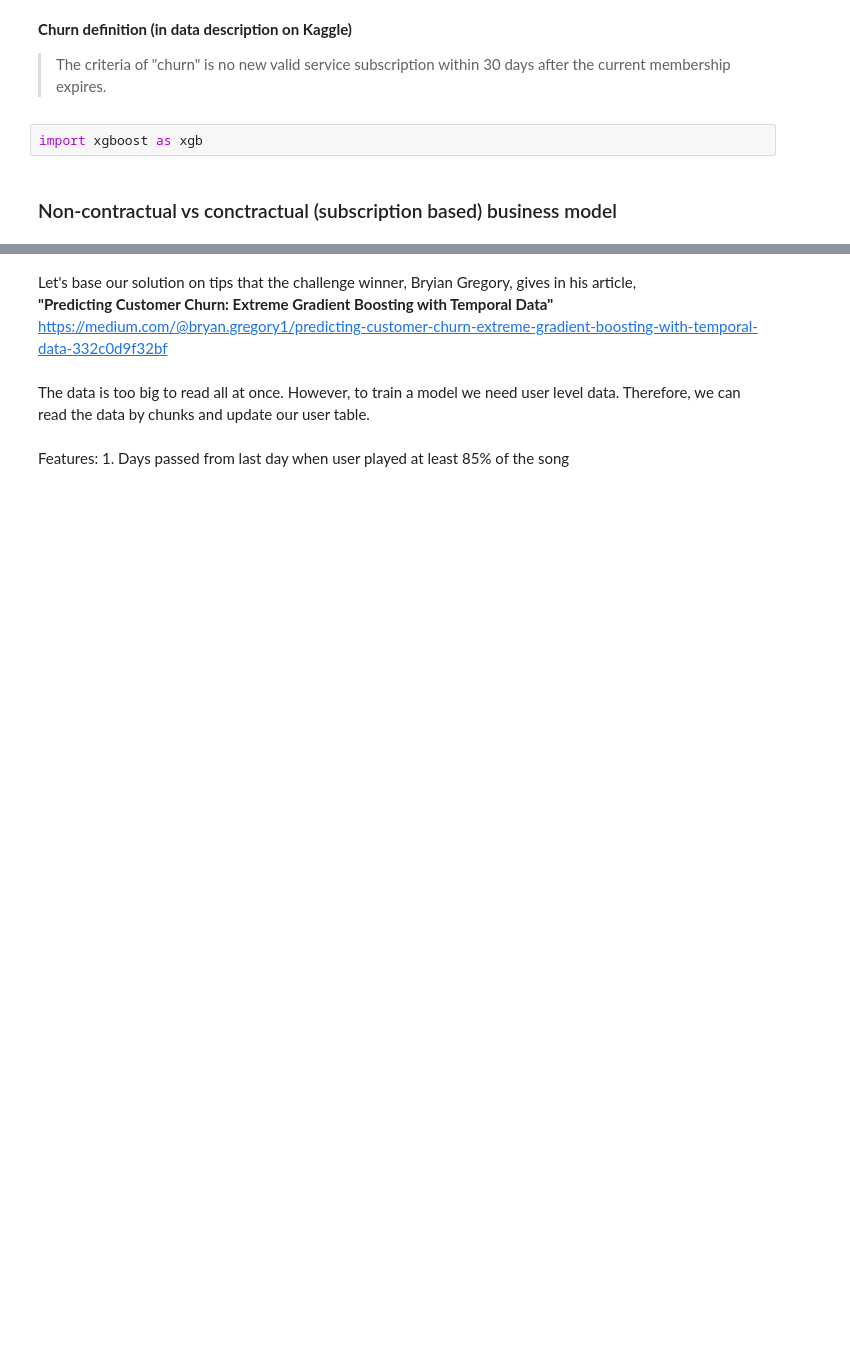
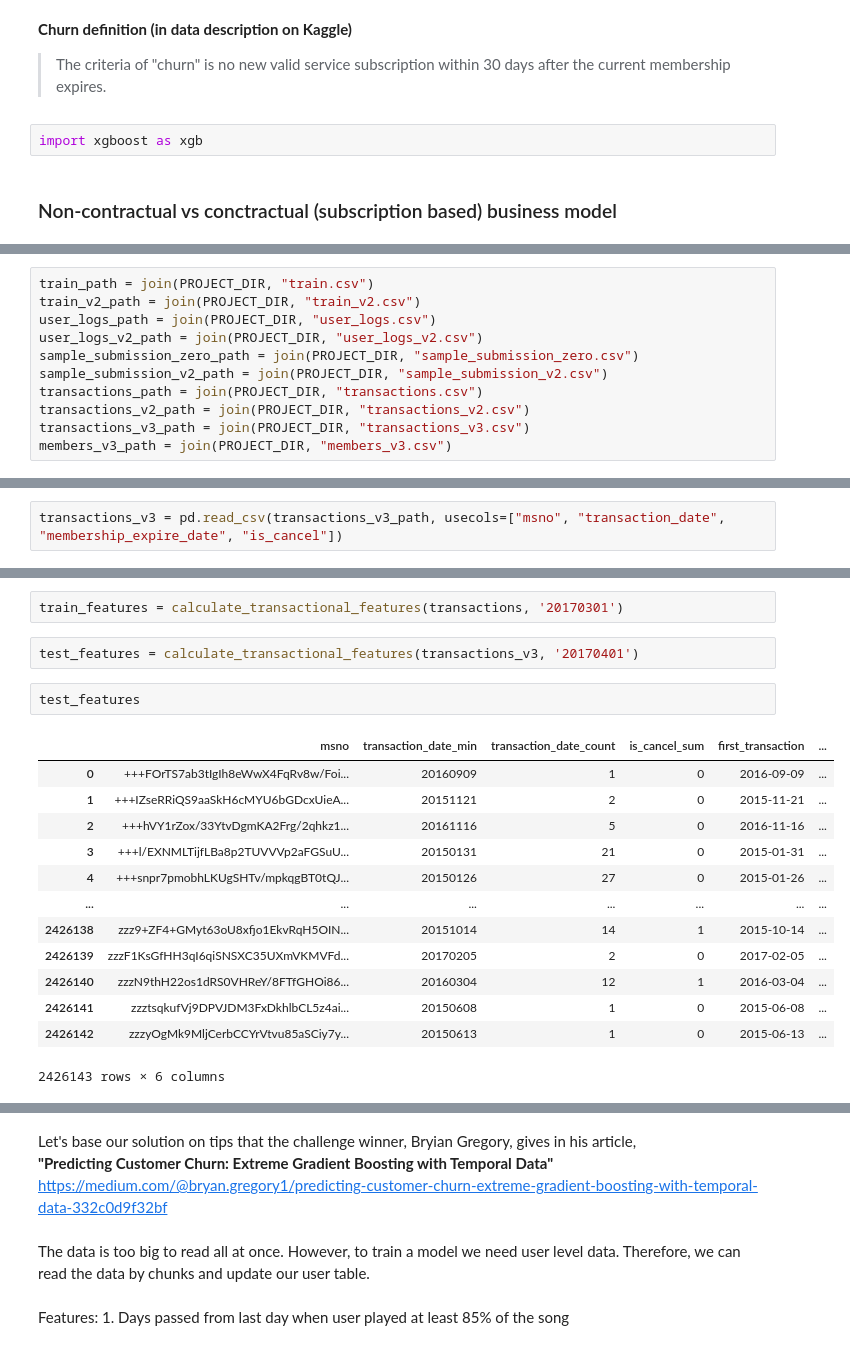
Before and after one commit to Olks/churn_prediction, a Jupyter notebook: churn_prediction.ipynb, the cells around one changed output, grey strips where cells are left out. Saved outputs shown, nothing was run; the diff lists cells and outputs as text; blank space fills up the shorter version.

```diff
--- a/churn_prediction.ipynb
+++ b/churn_prediction.ipynb
@@ -139,0 +34,11 @@ user_logs_v2_set.msno.nunique()
+# %%
+train_path = join(PROJECT_DIR, "train.csv")
+train_v2_path = join(PROJECT_DIR, "train_v2.csv")
+user_logs_path = join(PROJECT_DIR, "user_logs.csv")
+user_logs_v2_path = join(PROJECT_DIR, "user_logs_v2.csv")
+sample_submission_zero_path = join(PROJECT_DIR, "sample_submission_zero.csv")
+sample_submission_v2_path = join(PROJECT_DIR, "sample_submission_v2.csv")
+transactions_path = join(PROJECT_DIR, "transactions.csv")
+transactions_v2_path = join(PROJECT_DIR, "transactions_v2.csv")
+transactions_v3_path = join(PROJECT_DIR, "transactions_v3.csv")
+members_v3_path = join(PROJECT_DIR, "members_v3.csv")
@@ -139,0 +69,2 @@ user_logs_v2_set.msno.nunique()
+# %%
+transactions_v3 = pd.read_csv(transactions_v3_path, usecols=["msno", "transaction_date", "membership_expire_date", "is_cancel"])
@@ -139,0 +123,20 @@ user_logs_v2_set.msno.nunique()
+# %%
+train_features = calculate_transactional_features(transactions, '20170301')
+# %%
+test_features = calculate_transactional_features(transactions_v3, '20170401')
+# %%
+test_features
+# %% [output]
+|  | msno | transaction_date_min | transaction_date_count | is_cancel_sum | first_transaction | ... |
+| 0 | +++FOrTS7ab3tIgIh8eWwX4FqRv8w/Foi... | 20160909 | 1 | 0 | 2016-09-09 | ... |
+| 1 | +++IZseRRiQS9aaSkH6cMYU6bGDcxUieA... | 20151121 | 2 | 0 | 2015-11-21 | ... |
+| 2 | +++hVY1rZox/33YtvDgmKA2Frg/2qhkz1... | 20161116 | 5 | 0 | 2016-11-16 | ... |
+| 3 | +++l/EXNMLTijfLBa8p2TUVVVp2aFGSuU... | 20150131 | 21 | 0 | 2015-01-31 | ... |
+| 4 | +++snpr7pmobhLKUgSHTv/mpkqgBT0tQJ... | 20150126 | 27 | 0 | 2015-01-26 | ... |
+| ... | ... | ... | ... | ... | ... | ... |
+| 2426138 | zzz9+ZF4+GMyt63oU8xfjo1EkvRqH5OIN... | 20151014 | 14 | 1 | 2015-10-14 | ... |
+| 2426139 | zzzF1KsGfHH3qI6qiSNSXC35UXmVKMVFd... | 20170205 | 2 | 0 | 2017-02-05 | ... |
+| 2426140 | zzzN9thH22os1dRS0VHReY/8FTfGHOi86... | 20160304 | 12 | 1 | 2016-03-04 | ... |
+| 2426141 | zzztsqkufVj9DPVJDM3FxDkhlbCL5z4ai... | 20150608 | 1 | 0 | 2015-06-08 | ... |
+| 2426142 | zzzyOgMk9MljCerbCCYrVtvu85aSCiy7y... | 20150613 | 1 | 0 | 2015-06-13 | ... |
+2426143 rows × 6 columns
```
Also changed, not shown: parts of 81 cells of this notebook, 1 other file.
